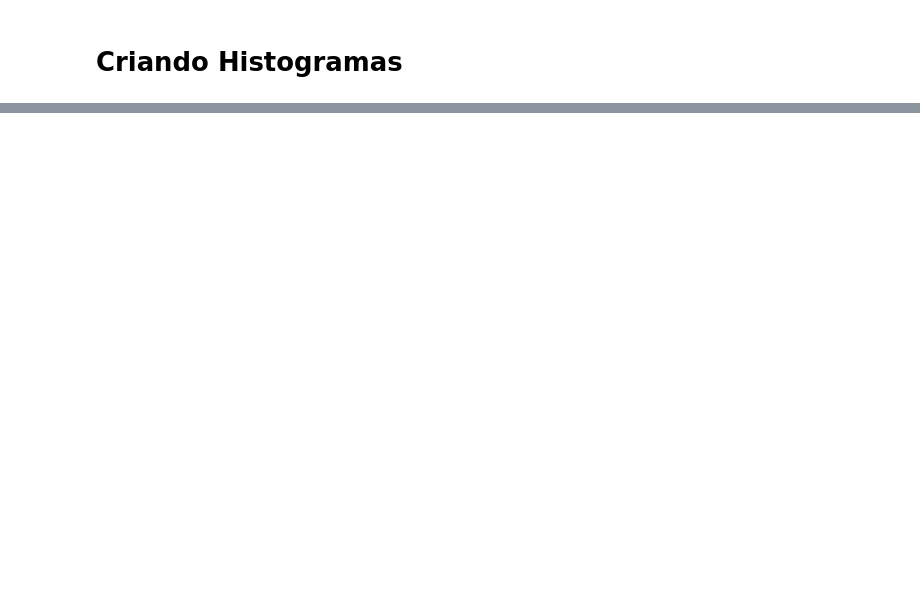
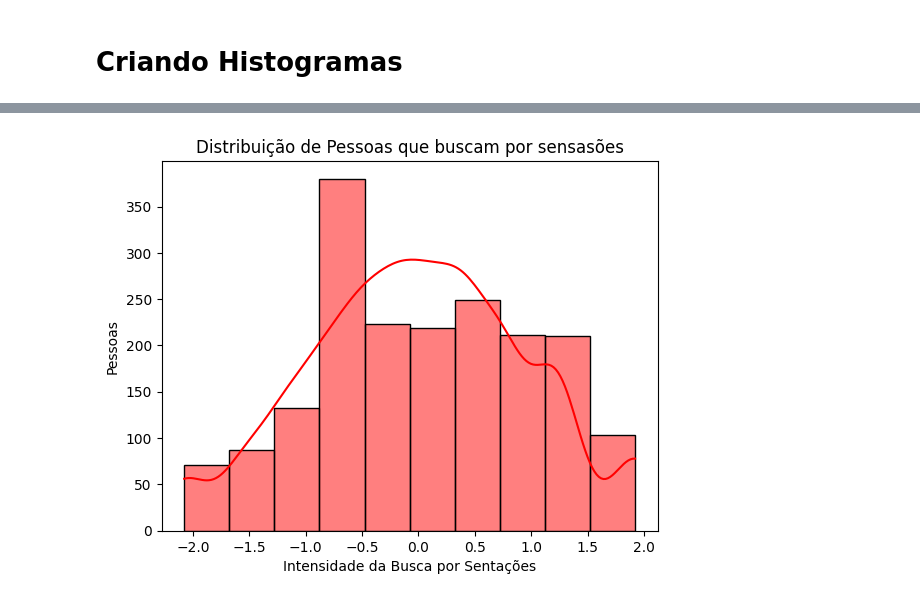
Before and after one commit to BryanYunche/Z-score-e-Binomial-Distribution-Claudomiro-Atividade-01, a Jupyter notebook: LLM_Atividade01.ipynb, the cells around one changed output, grey strips where cells are left out. Drawn from its saved outputs; the diff is of its cells as text; code cells hidden in the pictures; blank space fills up the shorter version.

```diff
--- a/LLM_Atividade01.ipynb
+++ b/LLM_Atividade01.ipynb
@@ -106,0 +148,5 @@ df.info()
+# %%
+df['Pessoa_Disciplinada'] = df['Disciplinado'].astype(float)
+df['Pessoa_Adrenalina'] = df['SS'].astype(float)
+
+df.head()
@@ -108,0 +179,16 @@ df.info()
+# %%
+# Número de cortes bins que vai ter o meu histogram vai ser personalizável usando a váriavel abaixo
+n_bins = 10
+
+# Vou pegar os valores pra pessoas que buscan adrenalina segundo o estudo
+sns.histplot(df['Pessoa_Adrenalina'], bins=n_bins, color='red', alpha=0.5, kde=True)
+
+# Legendas do Histograma
+plt.title('Distribuição de Pessoas que buscam por sensasões')
+plt.xlabel('Intensidade da Busca por Sentações')
+plt.ylabel('Pessoas')
+
+# Show plot
+plt.show()
+# %% [output]
+[figure, added]
```
Also changed, not shown: parts of 13 cells of this notebook.
